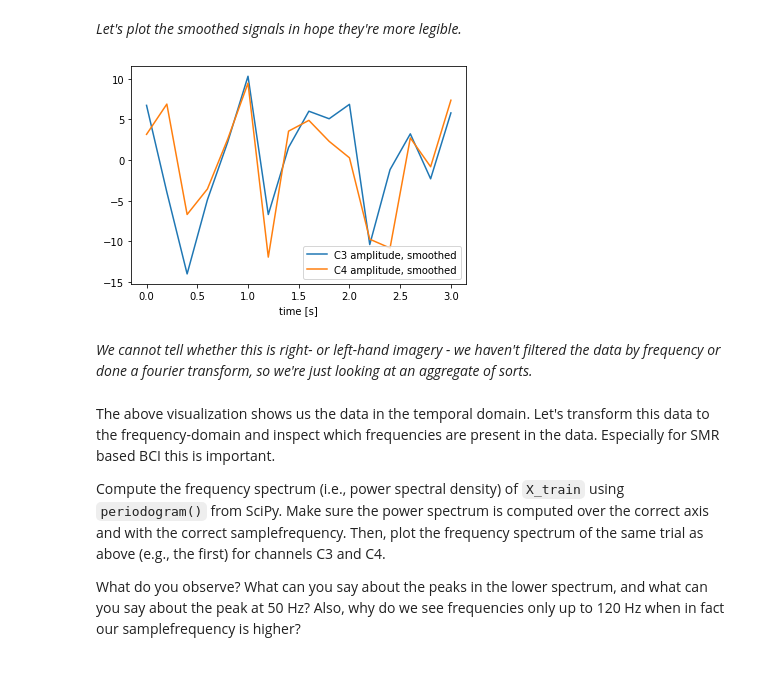
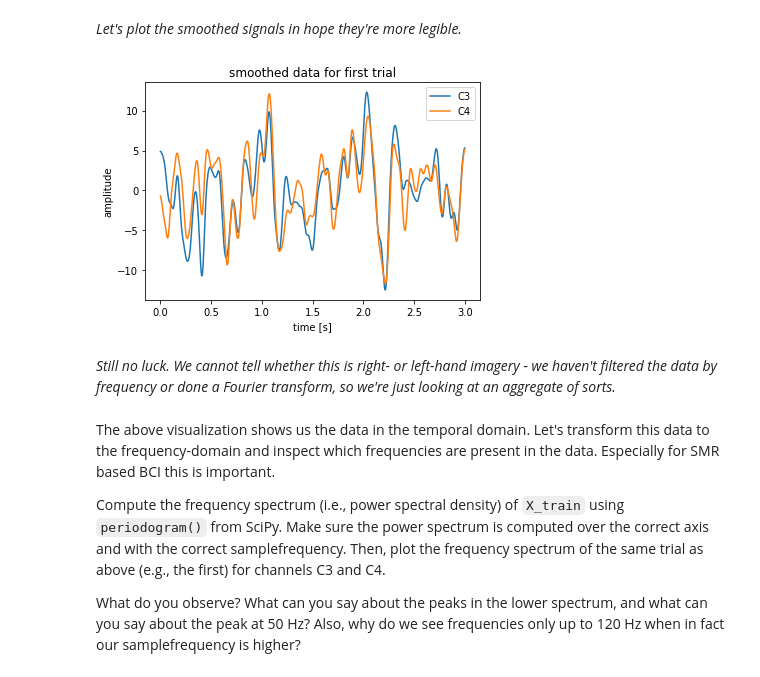
Before and after one commit to malyvsen/radboud-bci, a Jupyter notebook: assignment2.ipynb, the cells around one changed output. Saved outputs shown, nothing was run; the diff lists cells and outputs as text; code cells hidden in the pictures.

```diff
--- a/assignment2.ipynb
+++ b/assignment2.ipynb
@@ -218,25 +220,18 @@ plt.show()
 # %% [markdown]
 *Let's plot the smoothed signals in hope they're more legible.*
-# %%
-def plot_smoothed(channel, jagginess=16):
-    from scipy.interpolate import make_interp_spline, BSpline
-
-    samples = X_train[0, :, channels.index(channel)]
-    time_series_filtered = np.linspace(time_series.min(), time_series.max(), jagginess)
-    spl = make_interp_spline(time_series, samples, k=3)
-    samples_smooth = spl(time_series_filtered)
-
-    plt.plot(time_series_filtered, samples_smooth, label=f'{channel} amplitude, smoothed')
-    plt.xlabel('time [s]')
-
-plot_smoothed('C3')
-plot_smoothed('C4')
-plt.legend()
-plt.show()
-# %% [output]
-[figure, removed]
+# %%
+plt.plot(time_series, gaussian_filter(X_train[0, :, channels.index('C3')], 5), label='C3')
+plt.plot(time_series, gaussian_filter(X_train[0, :, channels.index('C4')], 5), label='C4')
+plt.title('smoothed data for first trial')
+plt.xlabel('time [s]')
+plt.ylabel('amplitude')
+plt.legend()
+
+plt.show()
+# %% [output]
+[figure, added]
 # %% [markdown]
-*We cannot tell whether this is right- or left-hand imagery - we haven't filtered the data by frequency or done a fourier transform, so we're just looking at an aggregate of sorts.*
+_Still no luck. We cannot tell whether this is right- or left-hand imagery - we haven't filtered the data by frequency or done a Fourier transform, so we're just looking at an aggregate of sorts._
 # %% [markdown]
 The above visualization shows us the data in the temporal domain. Let's transform this data to the frequency-domain and inspect which frequencies are present in the data. Especially for SMR based BCI this is important.
 
```
Also changed, not shown: parts of 5 cells of this notebook.
